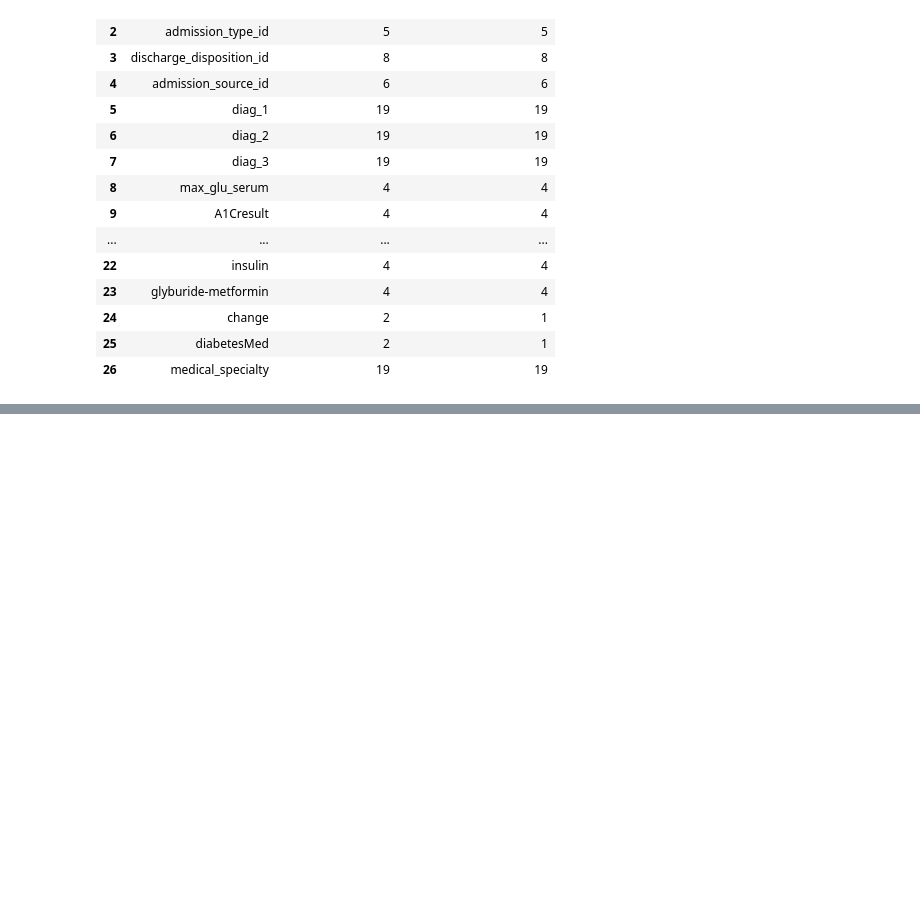
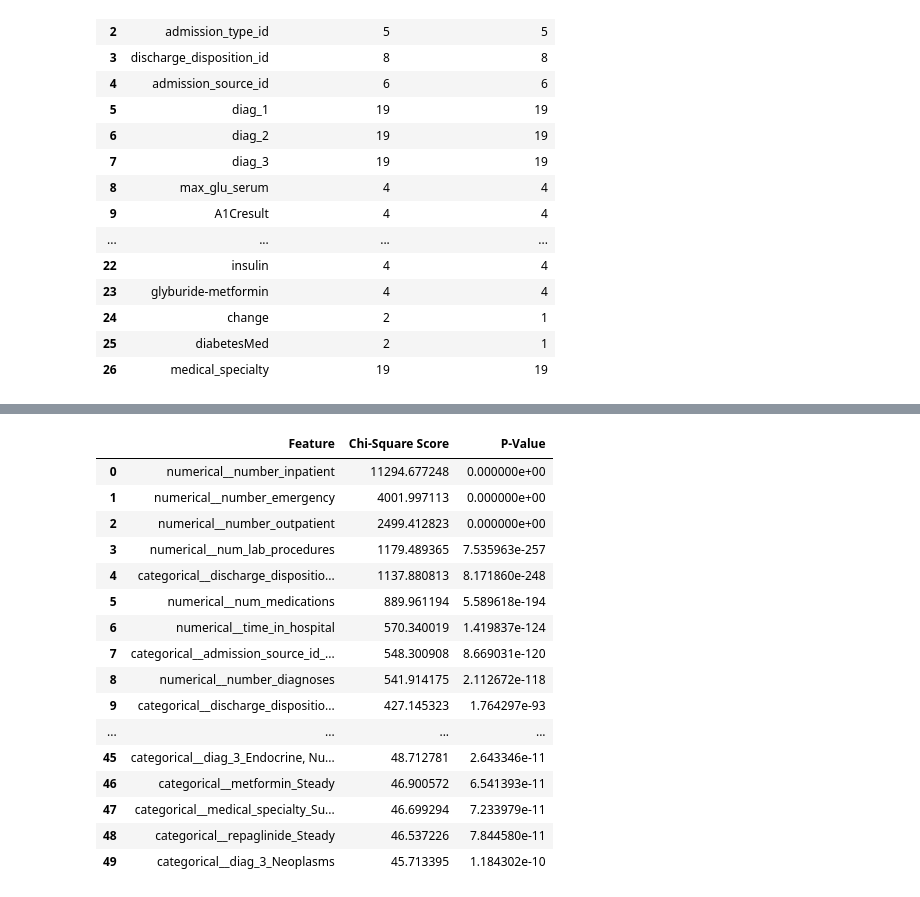
Before and after one commit to ajay-nagpal/Hospital-Readmission-Prediction, a Jupyter notebook: hospital_readmission.ipynb, the cells around one changed output, grey strips where cells are left out. Drawn from its saved outputs; the diff is of its cells as text; code cells hidden in the pictures; blank space fills up the shorter version.

```diff
--- a/hospital_readmission.ipynb
+++ b/hospital_readmission.ipynb
@@ -3253,0 +3431,45 @@ display(encoding_summary)
+# %%
+# =========================================================
+# Chi-SSquare Feature Ranking
+# =========================================================
+
+# Import the Chi-Square feature selection function.
+from sklearn.feature_selection import chi2
+
+# Calculate the Chi-Square score for every transformed feature.
+chi_scores, chi_p_values = chi2(X_train_fs, y_train)
+
+# Create a DataFrame containing the feature names,
+# Chi-Square scores and p-values.
+chi_square_results = pd.DataFrame({
+    "Feature": feature_selection_preprocessor.get_feature_names_out(),
+    "Chi-Square Score": chi_scores,
+    "P-Value": chi_p_values
+})
+
+# Sort the features by decreasing Chi-Square score.
+chi_square_results = chi_square_results.sort_values(
+    by="Chi-Square Score",
+    ascending=False
+).reset_index(drop=True)
+
+# Display the Top 50 highest ranked features.
+display(chi_square_results.head(50))
+# %% [output]
+|  | Feature | Chi-Square Score | P-Value |
+| 0 | numerical__number_inpatient | 11294.677248 | 0.000000e+00 |
+| 1 | numerical__number_emergency | 4001.997113 | 0.000000e+00 |
+| 2 | numerical__number_outpatient | 2499.412823 | 0.000000e+00 |
+| 3 | numerical__num_lab_procedures | 1179.489365 | 7.535963e-257 |
+| 4 | categorical__discharge_dispositio... | 1137.880813 | 8.171860e-248 |
+| 5 | numerical__num_medications | 889.961194 | 5.589618e-194 |
+| 6 | numerical__time_in_hospital | 570.340019 | 1.419837e-124 |
+| 7 | categorical__admission_source_id_... | 548.300908 | 8.669031e-120 |
+| 8 | numerical__number_diagnoses | 541.914175 | 2.112672e-118 |
+| 9 | categorical__discharge_dispositio... | 427.145323 | 1.764297e-93 |
+| ... | ... | ... | ... |
+| 45 | categorical__diag_3_Endocrine, Nu... | 48.712781 | 2.643346e-11 |
+| 46 | categorical__metformin_Steady | 46.900572 | 6.541393e-11 |
+| 47 | categorical__medical_specialty_Su... | 46.699294 | 7.233979e-11 |
+| 48 | categorical__repaglinide_Steady | 46.537226 | 7.844580e-11 |
+| 49 | categorical__diag_3_Neoplasms | 45.713395 | 1.184302e-10 |
```
Also changed, not shown: parts of 23 cells of this notebook.
